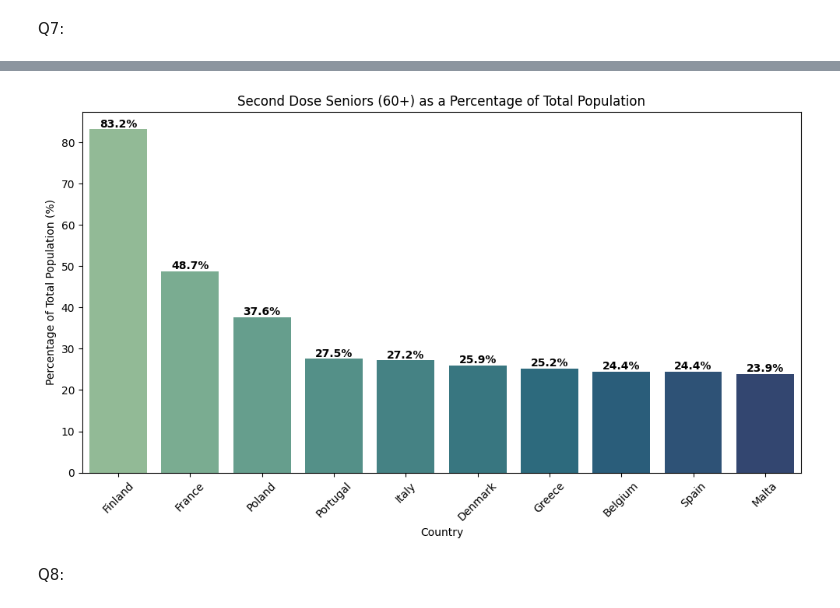
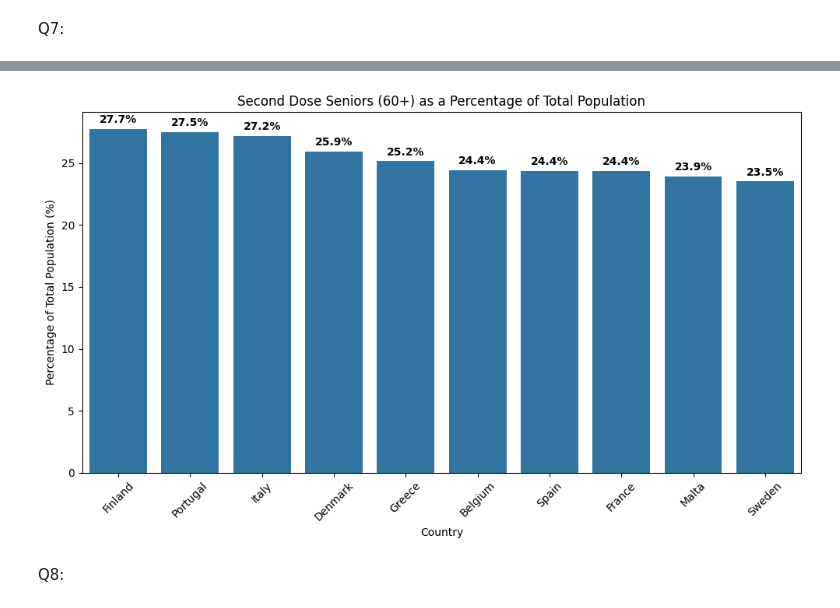
Before and after one commit to maxnilsson/DV1597-Assignment-2, a Jupyter notebook: Ass2.ipynb, the cells around one changed output, grey strips where cells are left out. Drawn from its saved outputs; the diff is of its cells as text; code cells hidden in the pictures.

```diff
--- a/Ass2.ipynb
+++ b/Ass2.ipynb
@@ -716,55 +661,63 @@ LEAST VACCINATED UNDER-18 POPULATION (Bottom 5 Countries):
 # %% [markdown]
 Q7:
 # %%
-import pandas as pd
-import matplotlib.pyplot as plt
-import seaborn as sns
 
-# =====================================================================
-# QUESTION 7: OLDEST VACCINATED POPULATION (SECOND DOSE)
-# =====================================================================
+#
+df_vax_national = df_vax_clean[df_vax_clean['Region'] == df_vax_clean['ReportingCountry']].copy()
 
-# 1. Define the Target Groups that represent the oldest population
-oldest_groups = ['Age60_69', 'Age70_79', 'Age80+']
+# define age groups
+granular_seniors = ['Age60_69', 'Age70_79', 'Age80+']
+broad_seniors = ['1_Age60+']
 
-# 2. Filter the dataset to only include these senior groups
-df_seniors = df_vax[df_vax['TargetGroup'].isin(oldest_groups)].copy()
+# load the granular data for seniors
+df_seniors_granular = df_vax_national[df_vax_national['TargetGroup'].isin(granular_seniors)].copy()
+df_seniors_granular['SecondDose'] = pd.to_numeric(df_seniors_granular['SecondDose'], errors='coerce').fillna(0)
+df_seniors_granular['Population'] = pd.to_numeric(df_seniors_granular['Population'], errors='coerce')
 
-# Ensure numeric values
-df_seniors['SecondDose'] = pd.to_numeric(df_seniors['SecondDose'], errors='coerce').fillna(0)
-df_seniors['Population'] = pd.to_numeric(df_seniors['Population'], errors='coerce')
-
-# 3. Group by country to sum the second doses for seniors and get total population
-senior_summary = df_seniors.groupby('ReportingCountry').agg(
+senior_granular_sum = df_seniors_granular.groupby('ReportingCountry').agg(
     Senior_SecondDoses=('SecondDose', 'sum'),
     TotalPopulation=('Population', 'max')
 ).reset_index()
 
-# 4. Calculate the percentage of the TOTAL population that are fully vaccinated seniors
+# ifnd the countries that are missing data
+missing_senior_countries = senior_granular_sum[senior_granular_sum['Senior_SecondDoses'] == 0]['ReportingCountry'].tolist()
+
+# load data for the "missing" countries
+df_seniors_broad = df_vax_national[
+    (df_vax_national['ReportingCountry'].isin(missing_senior_countries)) &
+    (df_vax_national['TargetGroup'].isin(broad_seniors))
+].copy()
+
+df_seniors_broad['SecondDose'] = pd.to_numeric(df_seniors_broad['SecondDose'], errors='coerce').fillna(0)
+df_seniors_broad['Population'] = pd.to_numeric(df_seniors_broad['Population'], errors='coerce')
+
+senior_broad_sum = df_seniors_broad.groupby('ReportingCountry').agg(
+    Senior_SecondDoses=('SecondDose', 'sum'),
+    TotalPopulation=('Population', 'max')
+).reset_index()
+
+# merge the data
+senior_summary = pd.concat([
+    senior_granular_sum[senior_granular_sum['Senior_SecondDoses'] > 0],
+    senior_broad_sum
+])
+
+# calculate the percentage of seniors with second dose
 senior_summary['Senior_Vax_Percentage'] = (senior_summary['Senior_SecondDoses'] / senior_summary['TotalPopulation']) * 100
-
-# Map the full country names using our dictionary
 senior_summary['FullCountryName'] = senior_summary['ReportingCountry'].map(country_names)
 
-# 5. Sort to find the countries with the highest proportion of vaccinated seniors
 senior_sorted = senior_summary.sort_values(by='Senior_Vax_Percentage', ascending=False).dropna()
 
-# 6. Print the Top 10 results clearly
-print("="*70)
+
 print("COUNTRIES WITH THE OLDEST VACCINATED POPULATION (SECOND DOSE):")
-print("="*70)
-for rank, row in enumerate(senior_sorted.head(10).itertuples(), start=1):
-    print(f"{rank}. {row.FullCountryName}: {row.Senior_Vax_Percentage:.2f}% of total population")
-print("="*70)
+display(senior_sorted.head(10))
 
-# 7. Create a clean visualization for the Top 10
+# create vizualization
 plt.figure(figsize=(10, 6))
 sns.barplot(
     data=senior_sorted.head(10),
     x='FullCountryName',
     y='Senior_Vax_Percentage',
-    hue='FullCountryName',
-    palette='crest', # 'crest' is a nice green/blue gradient
     legend=False
 )
 
@@ -773,7 +726,7 @@ plt.ylabel('Percentage of Total Population (%)')
 plt.xlabel('Country')
 plt.xticks(rotation=45)
 
-# Add percentage numbers on top of the bars
+# add percentage labels on top of the bars for clarity
 for index, value in enumerate(senior_sorted.head(10)['Senior_Vax_Percentage']):
     plt.text(index, value + 0.5, f'{value:.1f}%', ha='center', fontweight='bold')
 
@@ -797,4 +748,4 @@ COUNTRIES WITH THE OLDEST VACCINATED POPULATION (SECOND DOSE):
-[figure, old version]
+[figure, new version]
 # %% [markdown]
 Q8:
 # %%
```
Also changed, not shown: parts of 14 cells of this notebook.
